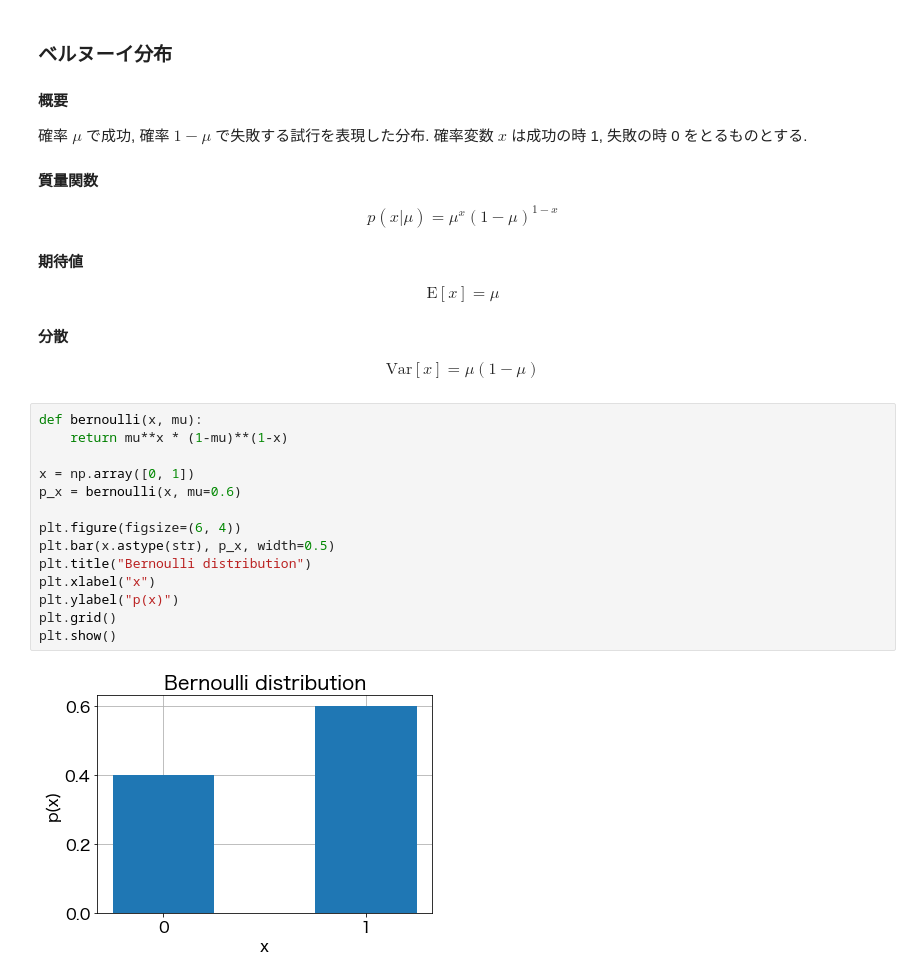
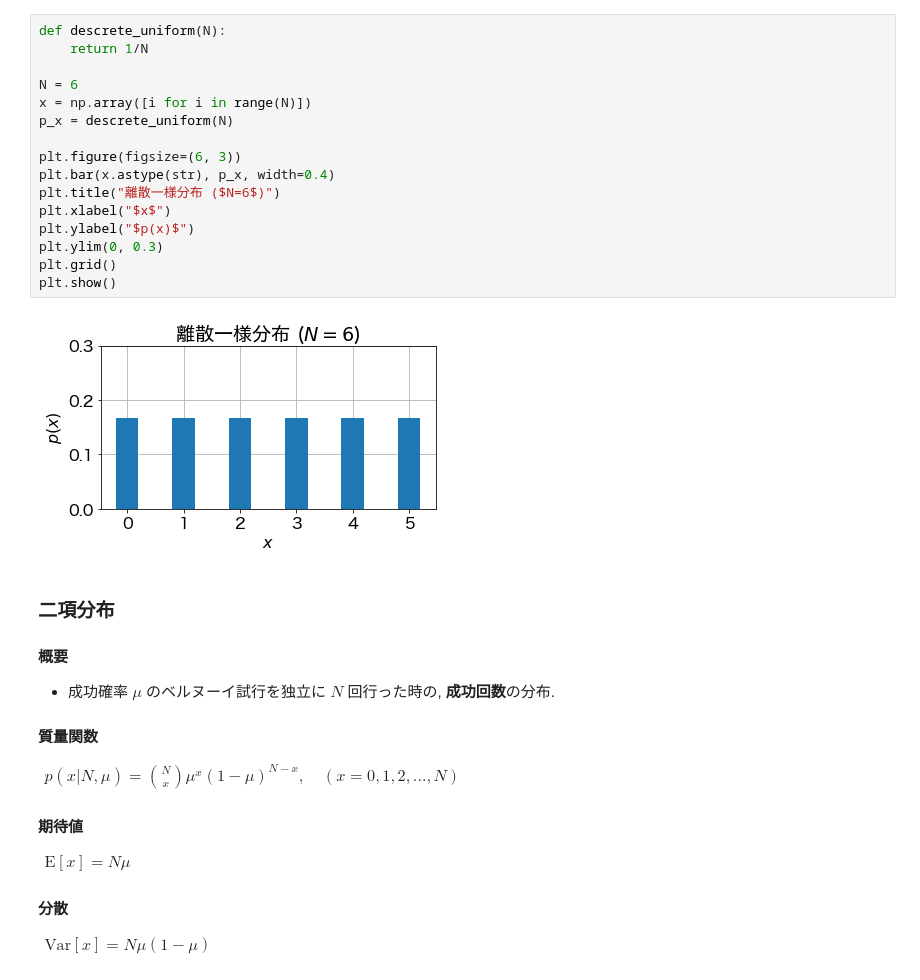
Before and after one commit to tkmyy/semi-prml, a Jupyter notebook: chapter_2/probability_distribution.ipynb, the cells around one changed output. Saved outputs shown, nothing was run; the diff lists cells and outputs as text.

```diff
--- a/chapter_2/probability_distribution.ipynb
+++ b/chapter_2/probability_distribution.ipynb
@@ -11,36 +51,44 @@ plt.rcParams["axes.axisbelow"] = True
+# %%
+def descrete_uniform(N):
+    return 1/N
+
+N = 6
+x = np.array([i for i in range(N)])
+p_x = descrete_uniform(N)
+
+plt.figure(figsize=(6, 3))
+plt.bar(x.astype(str), p_x, width=0.4)
+plt.title("離散一様分布 ($N=6$)")
+plt.xlabel("$x$")
+plt.ylabel("$p(x)$")
+plt.ylim(0, 0.3)
+plt.grid()
+plt.show()
+# %% [output]
+[figure, added]
 # %% [markdown]
-### ベルヌーイ分布
+### 二項分布
 
 #### 概要
-確率 $\mu$ で成功, 確率 $1-\mu$ で失敗する試行を表現した分布. 確率変数 $x$ は成功の時 1, 失敗の時 0 をとるものとする.
+- 成功確率 $\mu$ のベルヌーイ試行を独立に $N$ 回行った時の, **成功回数**の分布.
 
 #### 質量関数
-$$
-    p(x|\mu) = \mu^{x}(1-\mu)^{1-x}
-$$
+$
+\begin{align}
+p(x|N,\mu) = \binom{N}{x}\mu^x(1-\mu)^{N-x},\quad(x=0,1,2,...,N)
+\end{align}
+$
 
 #### 期待値
-$$
-    \mathrm{E}[x] = \mu
-$$
+$
+\begin{align}
+\mathrm{E}[x] = N\mu
+\end{align}
+$
 
 #### 分散
-$$
-    \mathrm{Var}[x] = \mu(1-\mu)
-$$
+$
+\begin{align}
+\mathrm{Var}[x] = N\mu(1-\mu)
+\end{align}
+$
-# %%
-def bernoulli(x, mu):
-    return mu**x * (1-mu)**(1-x)
-
-x = np.array([0, 1])
-p_x = bernoulli(x, mu=0.6)
-
-plt.figure(figsize=(6, 4))
-plt.bar(x.astype(str), p_x, width=0.5)
-plt.title("Bernoulli distribution")
-plt.xlabel("x")
-plt.ylabel("p(x)")
-plt.grid()
-plt.show()
-# %% [output]
-[figure, removed]
```
Also changed, not shown: parts of 9 cells of this notebook.
